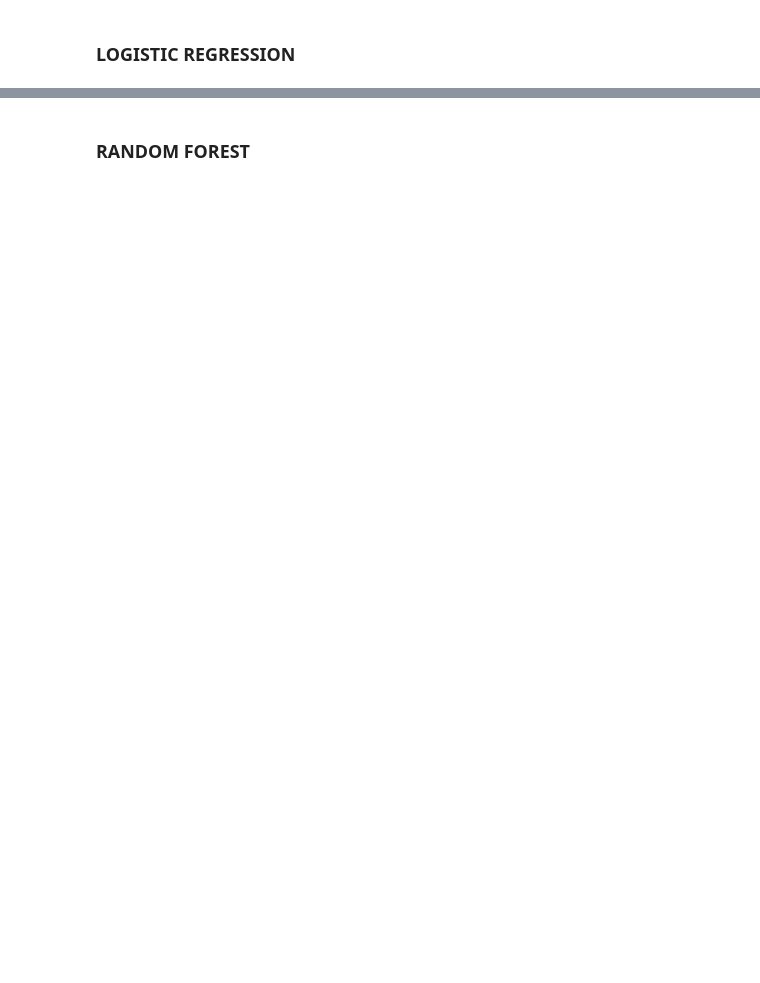
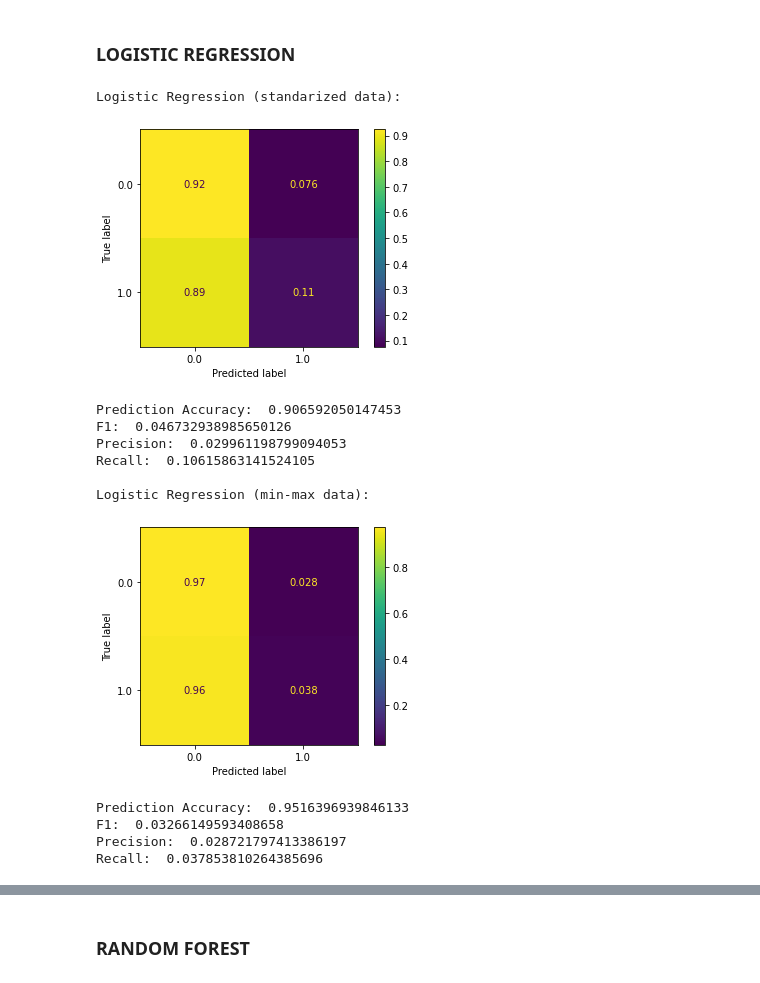
Before and after one commit to KlaudiaKromolowska/BigDataMachineLearning, a Jupyter notebook: BigDataMachineLearning-cz2.ipynb, the cells around one changed output, grey strips where cells are left out. Drawn from its saved outputs; the diff is of its cells as text; code cells hidden in the pictures; blank space fills up the shorter version.

```diff
--- a/BigDataMachineLearning-cz2.ipynb
+++ b/BigDataMachineLearning-cz2.ipynb
@@ -416,14 +433,29 @@ Recall:  0.9999377916018662
 # %%
 from sklearn.linear_model import LogisticRegression
 from numpy import ravel
 
 eff_lr = []
 
 for name, x_train, y_train, x_test, y_test in data_sets:
     y_train_ravel=ravel(y_train)
     lr = LogisticRegression(random_state=42, max_iter=5000, class_weight="balanced").fit(x_train, y_train_ravel)
     pred = lr.predict(x_test)
     print(f"Logistic Regression ({name} data):")
-    # ConfusionMatrixDisplay.from_predictions(y_test,pred, normalize='true')
+    ConfusionMatrixDisplay.from_predictions(y_test,pred, normalize='true')
+    plt.show()
     eff_lr.append(effectiveness_measures_classifier(y_test, pred))
     print("")
+# %% [output]
+Logistic Regression (standarized data):
+[figure, added]
+Prediction Accuracy:  0.906592050147453
+F1:  0.046732938985650126
+Precision:  0.029961198799094053
+Recall:  0.10615863141524105
+
+Logistic Regression (min-max data):
+[figure, added]
+Prediction Accuracy:  0.9516396939846133
+F1:  0.03266149593408658
+Precision:  0.028721797413386197
+Recall:  0.037853810264385696
```
Also changed, not shown: parts of 15 cells of this notebook.
